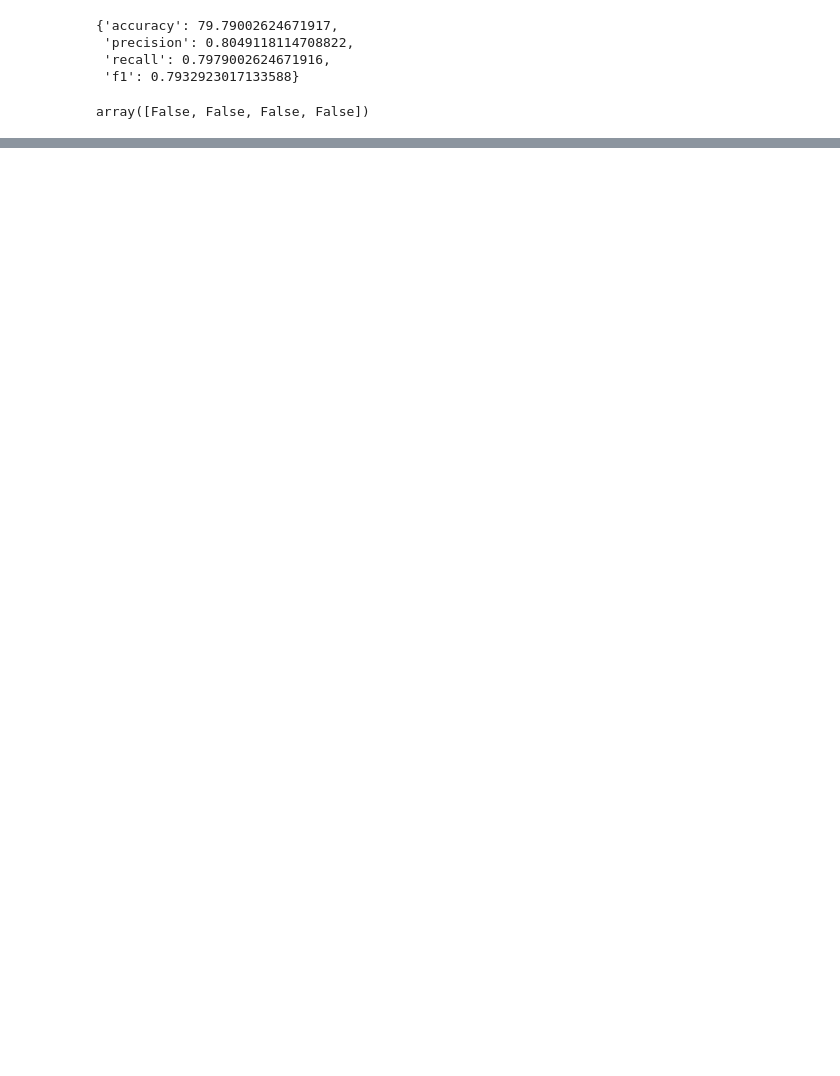
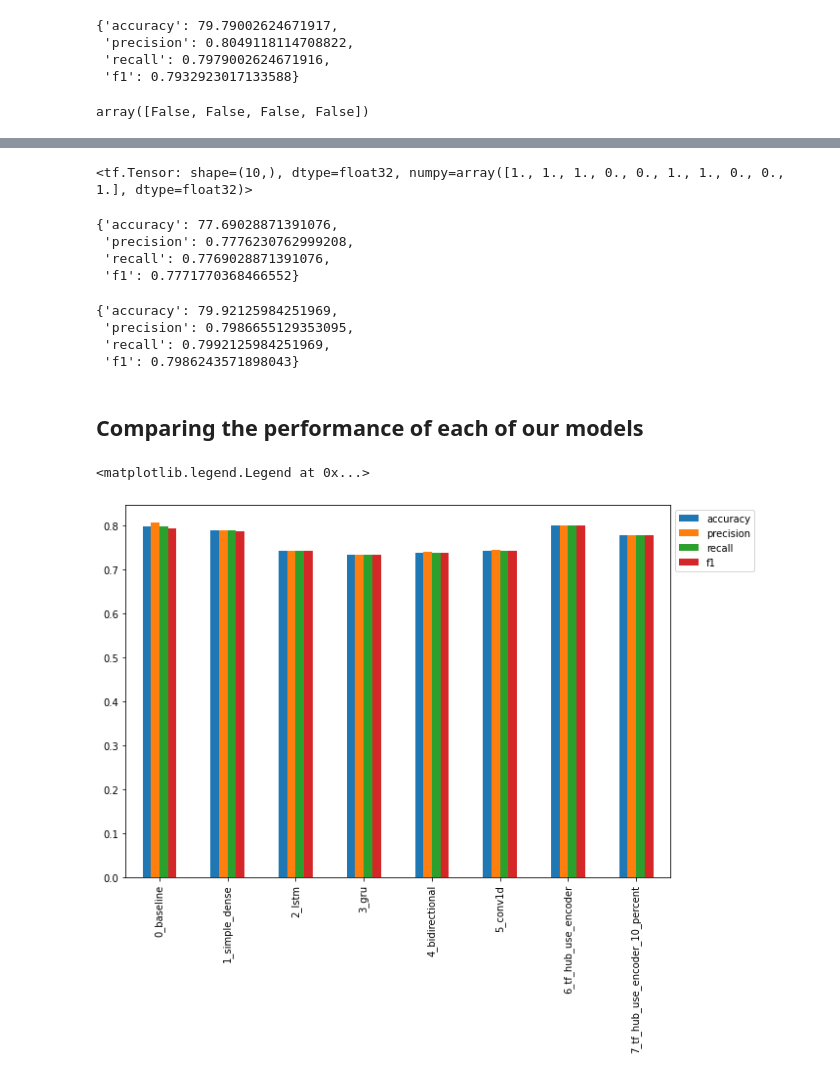
Before and after one commit to GustaFTW/TensorFlow-ZTM, a Jupyter notebook: section8.ipynb, the cells around one changed output, grey strips where cells are left out. Drawn from its saved outputs; the diff is of its cells as text; code cells hidden in the pictures; blank space fills up the shorter version.

```diff
--- a/section8.ipynb
+++ b/section8.ipynb
@@ -525,0 +1224,45 @@ array([False, False, False, False])
+# %%
+# Turn pred probs into labels
+model_7_preds = tf.squeeze(tf.round(model_7_pred_probs))
+model_7_preds[:10]
+# %% [output]
+<tf.Tensor: shape=(10,), dtype=float32, numpy=array([1., 1., 1., 0., 0., 1., 1., 0., 0., 1.], dtype=float32)>
+# %%
+# Evaluate model 7 predictions
+model_7_results = calculate_results(val_labels,
+                                    model_7_preds)
+model_7_results
+# %% [output]
+{'accuracy': 77.69028871391076,
+ 'precision': 0.7776230762999208,
+ 'recall': 0.7769028871391076,
+ 'f1': 0.7771770368466552}
+# %%
+model_6_results
+# %% [output]
+{'accuracy': 79.92125984251969,
+ 'precision': 0.7986655129353095,
+ 'recall': 0.7992125984251969,
+ 'f1': 0.7986243571898043}
+# %% [markdown]
+## Comparing the performance of each of our models
+# %%
+# Combine model results into a DataFrame
+all_model_results = pd.DataFrame({"0_baseline": baseline_results,
+                                  "1_simple_dense": model_1_results,
+                                  "2_lstm": model_2_results,
+                                  "3_gru": model_3_results,
+                                  "4_bidirectional": model_4_results,
+                                  "5_conv1d": model_5_results,
+                                  "6_tf_hub_use_encoder": model_6_results,
+                                  "7_tf_hub_use_encoder_10_percent": model_7_results})
+all_model_results = all_model_results.transpose()
+# %%
+# Reduce the accuracy to the same scale as other metrics
+all_model_results["accuracy"] = all_model_results["accuracy"]/100
+# %%
+# Plot and compare all of the model results
+all_model_results.plot(kind="bar", figsize=(10, 7)).legend(bbox_to_anchor=(1.0, 1.0))
+# %% [output]
+<matplotlib.legend.Legend at 0x...>
+[figure, added]
```
Also changed, not shown: parts of 105 cells of this notebook.
